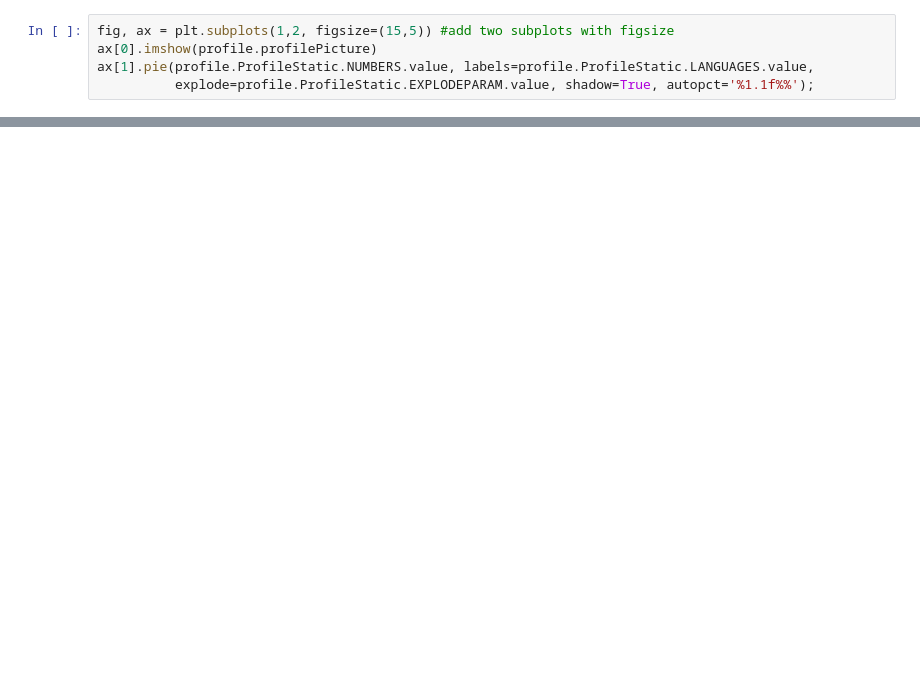
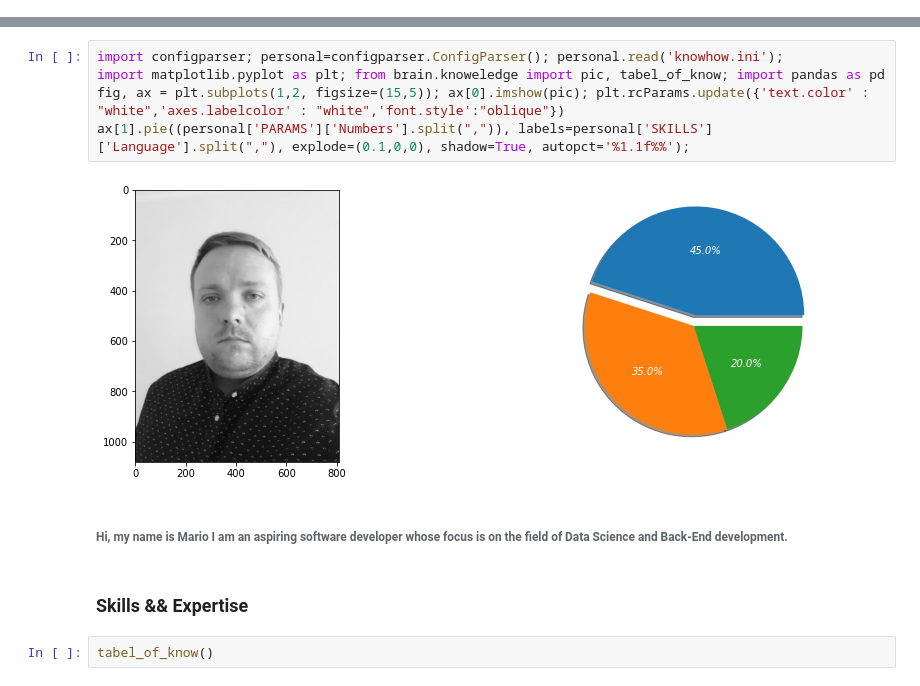
Before and after one commit to DrSuperMario/CV_Mario, a Jupyter notebook: CV.ipynb, the cells around one changed output, grey strips where cells are left out. Saved outputs shown, nothing was run; the diff lists cells and outputs as text; blank space fills up the shorter version.

```diff
--- a/CV.ipynb
+++ b/CV.ipynb
@@ -9,5 +0,0 @@ import matplotlib.pyplot as plt
-# %%
-fig, ax = plt.subplots(1,2, figsize=(15,5)) #add two subplots with figsize
-ax[0].imshow(profile.profilePicture)
-ax[1].pie(profile.ProfileStatic.NUMBERS.value, labels=profile.ProfileStatic.LANGUAGES.value,
-          explode=profile.ProfileStatic.EXPLODEPARAM.value, shadow=True, autopct='%1.1f%%');
@@ -17,0 +6,13 @@ ax[1].pie(profile.ProfileStatic.NUMBERS.value, labels=profile.ProfileStatic.LANG
+# %%
+import configparser; personal=configparser.ConfigParser(); personal.read('knowhow.ini');
+import matplotlib.pyplot as plt; from brain.knoweledge import pic, tabel_of_know; import pandas as pd
+fig, ax = plt.subplots(1,2, figsize=(15,5)); ax[0].imshow(pic); plt.rcParams.update({'text.color' : "white",'axes.labelcolor' : "white",'font.style':"oblique"})
+ax[1].pie((personal['PARAMS']['Numbers'].split(",")), labels=personal['SKILLS']['Language'].split(","), explode=(0.1,0,0), shadow=True, autopct='%1.1f%%');
+# %% [output]
+[figure, added]
+# %% [markdown]
+###### Hi, my name is Mario I am an aspiring software developer whose focus is on the field of Data Science and Back-End development.
+# %% [markdown]
+### Skills && Expertise
+# %%
+tabel_of_know()
```
Also changed, not shown: parts of 6 cells of this notebook, 7 other files.
